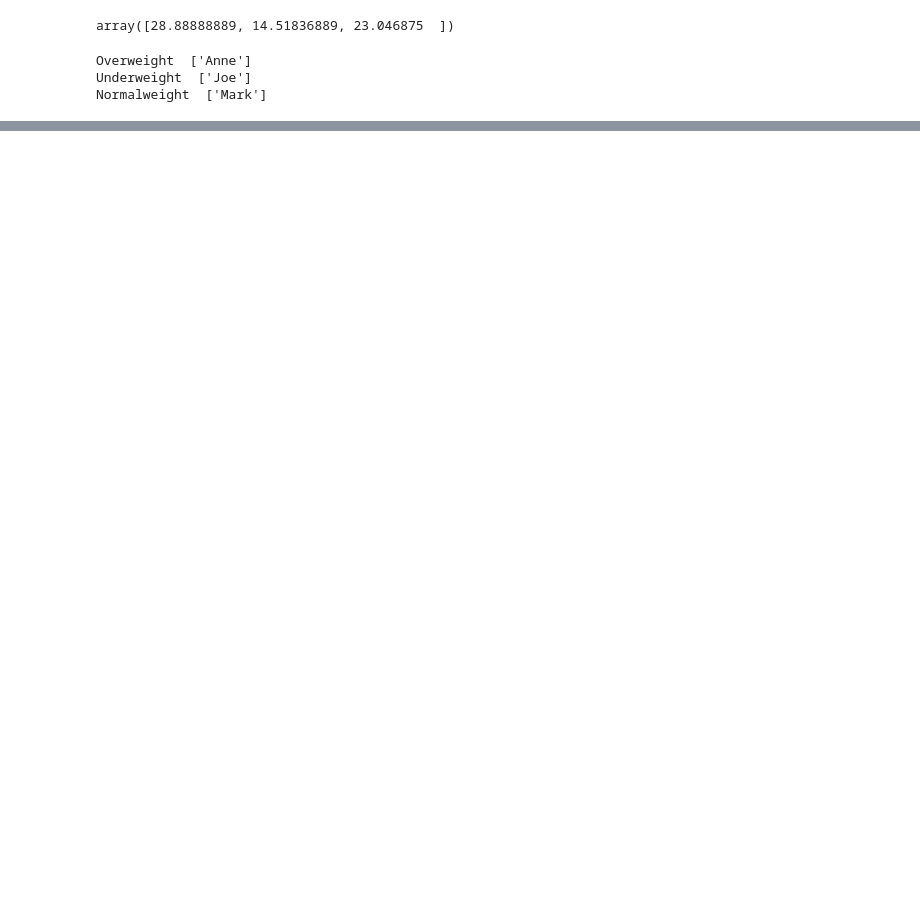
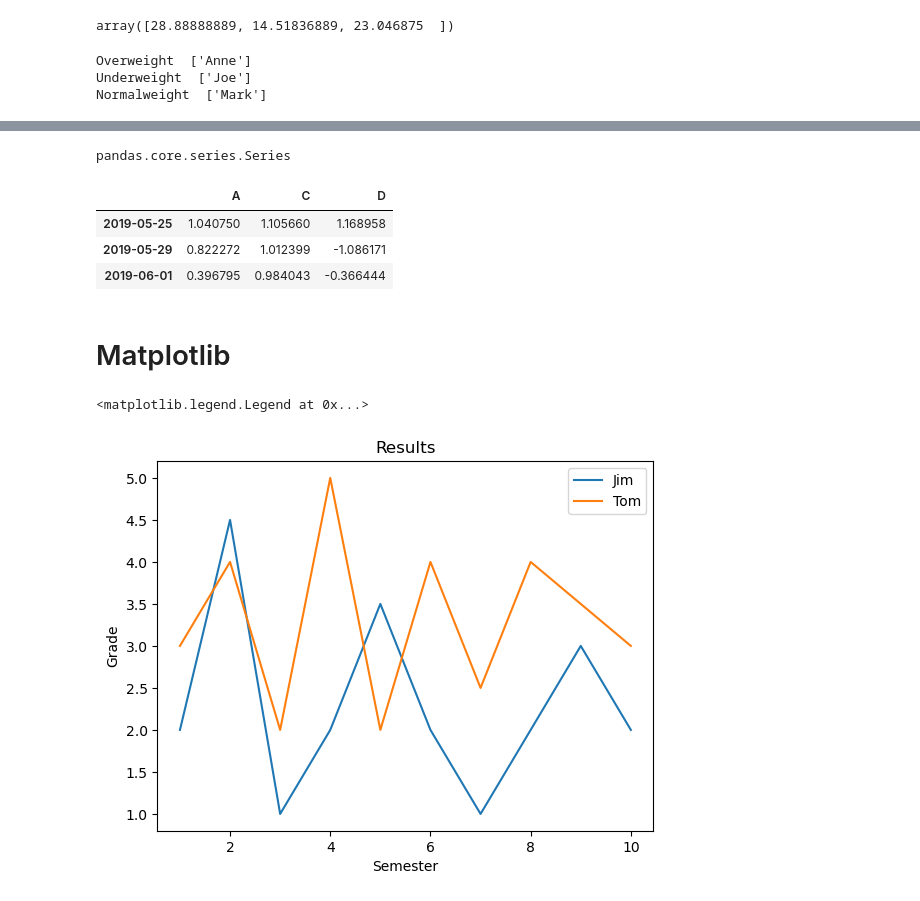
Before and after one commit to MinsingaK/Python-Machine-Learning, a Jupyter notebook: train.ipynb, the cells around one changed output, grey strips where cells are left out. Saved outputs shown, nothing was run; the diff lists cells and outputs as text; code cells hidden in the pictures; blank space fills up the shorter version.

```diff
--- a/train.ipynb
+++ b/train.ipynb
@@ -122,0 +343,27 @@ Normalweight  ['Mark']
+# %%
+type(df.B)
+# %% [output]
+pandas.core.series.Series
+# %%
+df.loc[['20190525','20190529','20190601'],['A','C','D']]
+# %% [output]
+|  | A | C | D |
+| 2019-05-25 | 1.040750 | 1.105660 | 1.168958 |
+| 2019-05-29 | 0.822272 | 1.012399 | -1.086171 |
+| 2019-06-01 | 0.396795 | 0.984043 | -0.366444 |
+# %% [markdown]
+# Matplotlib
+# %%
+# from matplotlib import style
+# style.use("ggplot")
+x1, y1 = [1,  2,  3,  4,  5,  6,  7,  8,  9, 10], [2,4.5,1,2,3.5,2,1,2,3,2]
+x2, y2 = [1,  2,  3,  4,  5,  6,  7,  8,  9, 10], [3,4,2,5,2,4,2.5,4,3.5,3]
+plt.plot(x1,y1, label = "Jim")
+plt.plot(x2,y2,  label = "Tom")
+plt.title("Results")
+plt.xlabel("Semester")
+plt.ylabel("Grade")
+plt.legend()
+# %% [output]
+<matplotlib.legend.Legend at 0x...>
+[figure, added]
```
Also changed, not shown: parts of 46 cells of this notebook, 2 other files.
